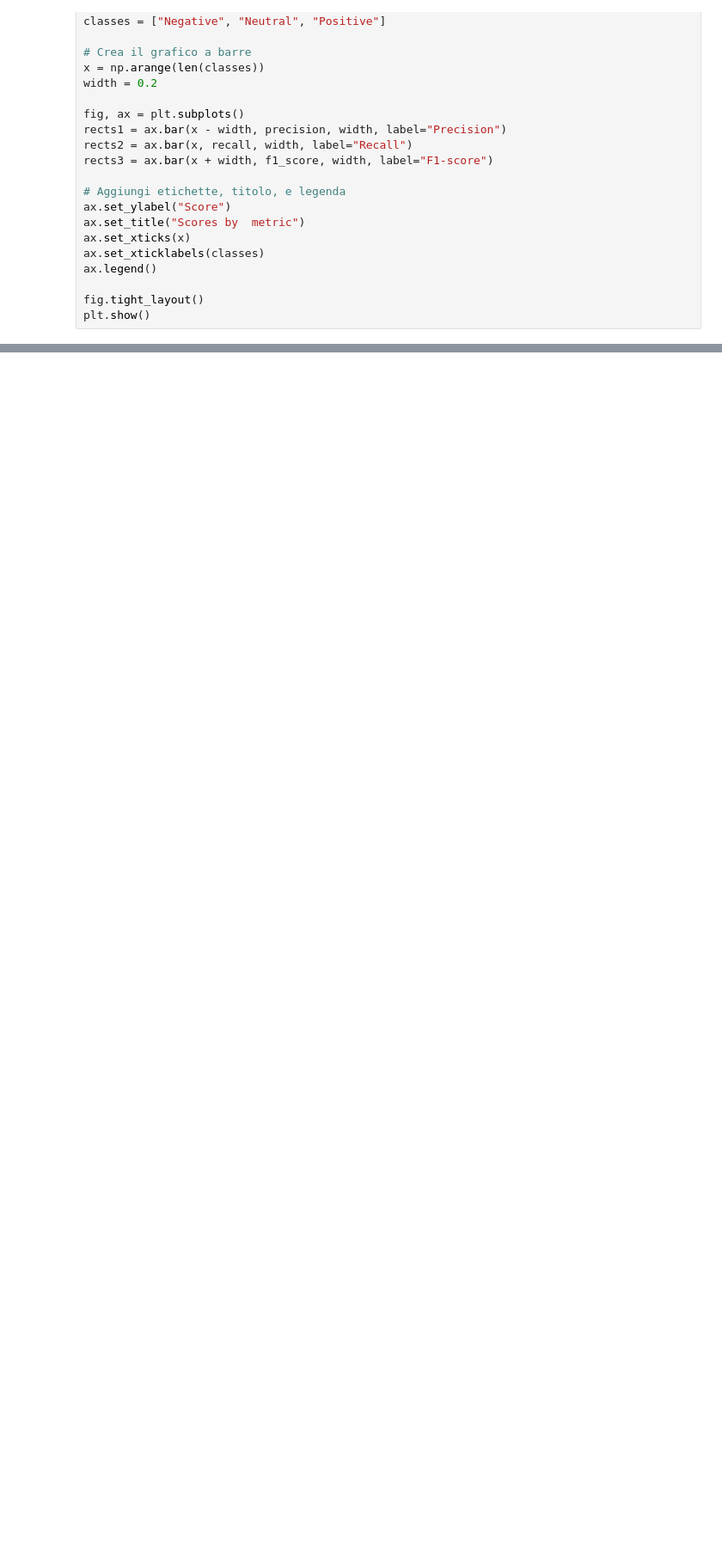
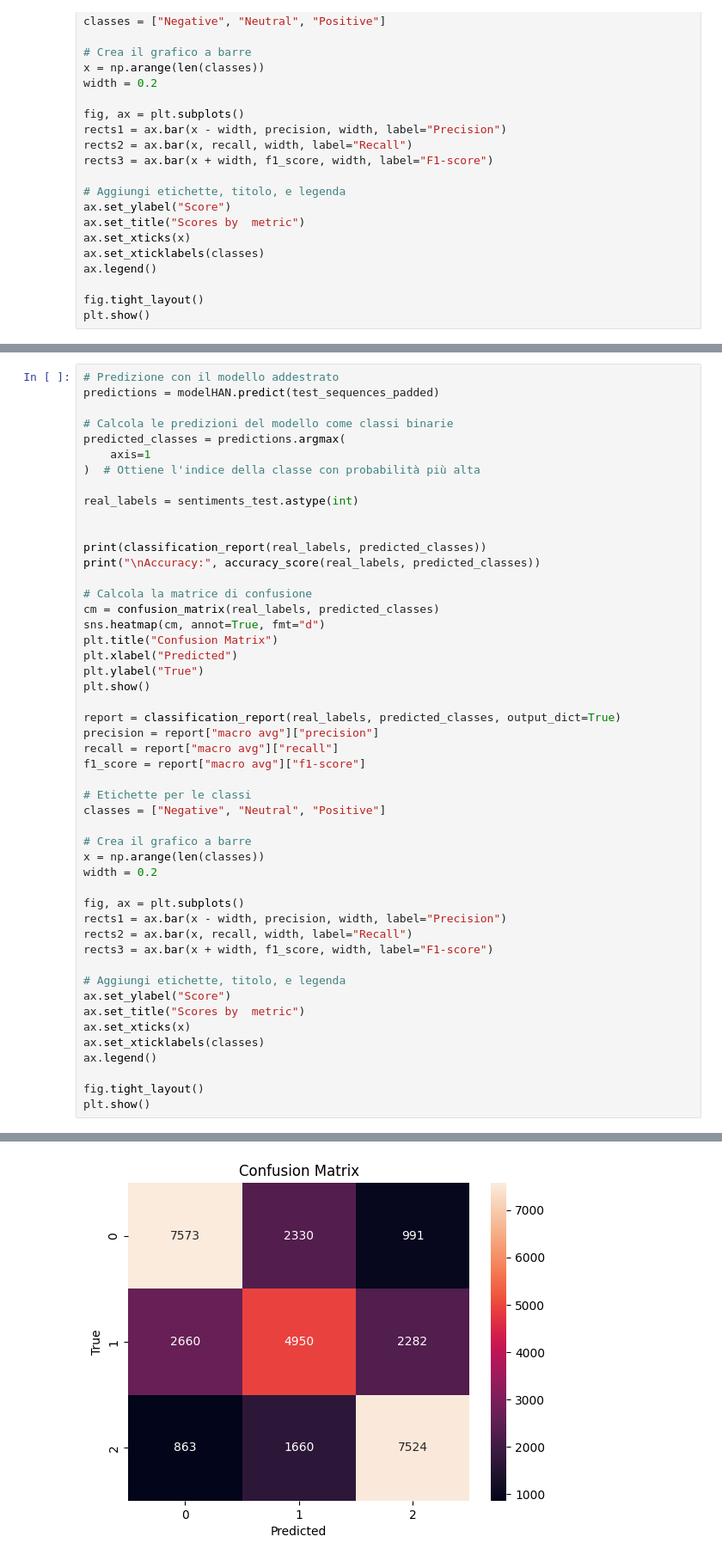
Before and after one commit to Askewsalmon/sentiment-analysis, a Jupyter notebook: sentimental_analysis.ipynb, the cells around one changed output, grey strips where cells are left out. Shown at 86% size. Drawn from its saved outputs; the diff is of its cells as text; blank space fills up the shorter version.

```diff
--- a/sentimental_analysis.ipynb
+++ b/sentimental_analysis.ipynb
@@ -471,0 +642,50 @@ plt.show()
+# %%
+# Predizione con il modello addestrato
+predictions = modelHAN.predict(test_sequences_padded)
+
+# Calcola le predizioni del modello come classi binarie
+predicted_classes = predictions.argmax(
+    axis=1
+)  # Ottiene l'indice della classe con probabilità più alta
+
+real_labels = sentiments_test.astype(int)
+
+
+print(classification_report(real_labels, predicted_classes))
+print("\nAccuracy:", accuracy_score(real_labels, predicted_classes))
+
+# Calcola la matrice di confusione
+cm = confusion_matrix(real_labels, predicted_classes)
+sns.heatmap(cm, annot=True, fmt="d")
+plt.title("Confusion Matrix")
+plt.xlabel("Predicted")
+plt.ylabel("True")
+plt.show()
+
+report = classification_report(real_labels, predicted_classes, output_dict=True)
+precision = report["macro avg"]["precision"]
+recall = report["macro avg"]["recall"]
+f1_score = report["macro avg"]["f1-score"]
+
+# Etichette per le classi
+classes = ["Negative", "Neutral", "Positive"]
+
+# Crea il grafico a barre
+x = np.arange(len(classes))
+width = 0.2
+
+fig, ax = plt.subplots()
+rects1 = ax.bar(x - width, precision, width, label="Precision")
+rects2 = ax.bar(x, recall, width, label="Recall")
+rects3 = ax.bar(x + width, f1_score, width, label="F1-score")
+
+# Aggiungi etichette, titolo, e legenda
+ax.set_ylabel("Score")
+ax.set_title("Scores by  metric")
+ax.set_xticks(x)
+ax.set_xticklabels(classes)
+ax.legend()
+
+fig.tight_layout()
+plt.show()
+# %% [output]
@@ -471,0 +705 @@ plt.show()
+[figure, added]
```
Also changed, not shown: parts of 4 cells of this notebook.
